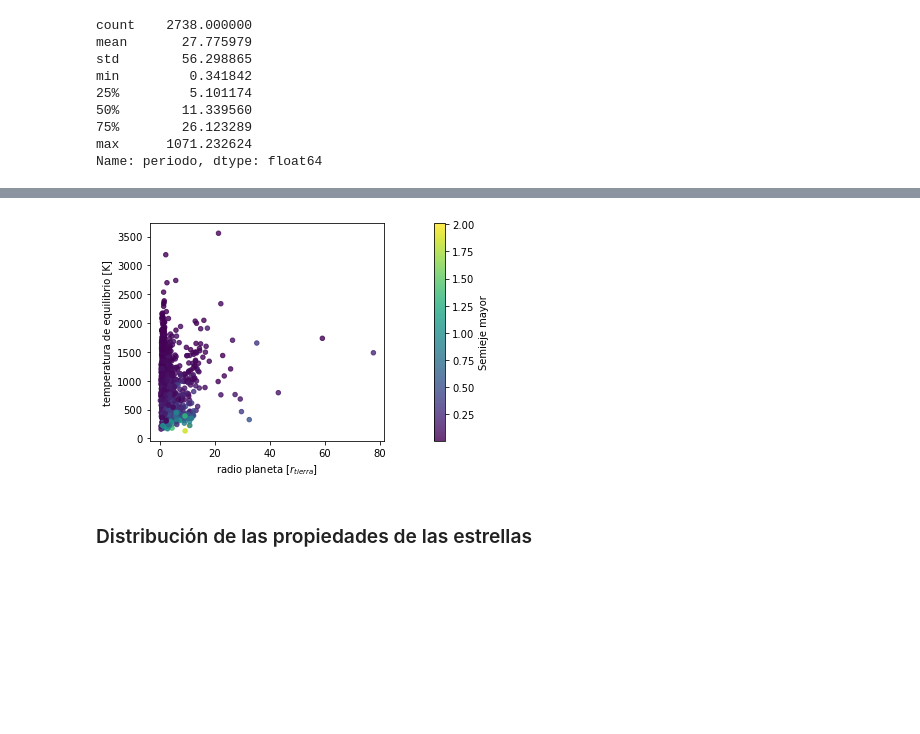
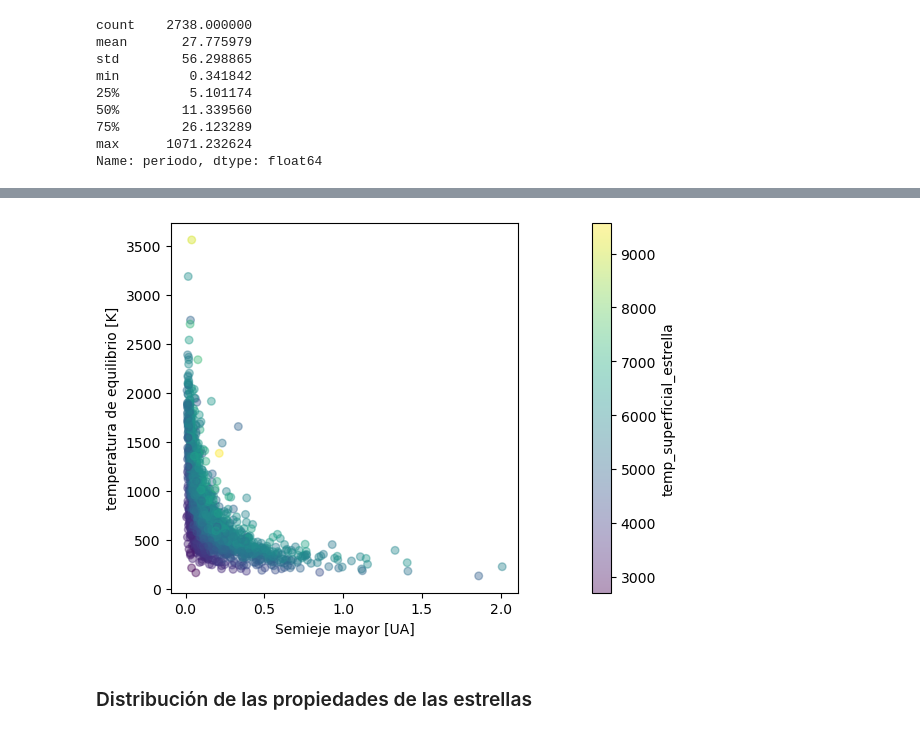
Before and after one commit to alrakomala/BeePy, a Jupyter notebook: exoplanetas.ipynb, the cells around one changed output, grey strips where cells are left out. Saved outputs shown, nothing was run; the diff lists cells and outputs as text; code cells hidden in the pictures; blank space fills up the shorter version.

```diff
--- a/exoplanetas.ipynb
+++ b/exoplanetas.ipynb
@@ -57,7 +65,7 @@ df1 = df[['kepid', 'koi_disposition', 'koi_pdisposition',
 # %%
 renombrar_cols = {'kepid': 'id',
-                  'koi_disposition' :'target_archivo' ,
-                  'koi_pdisposition' : 'target_kepler',
+                  'koi_disposition' :'clasificacion_archivo' ,
+                  'koi_pdisposition' : 'clasificacion_kepler',
                   'koi_period' : 'periodo',
                   'koi_duration' : 'duracion_transito',
                   'koi_depth' : 'profundidad_transito',
@@ -177,5 +188,5 @@ df1[['id','target_archivo']].groupby(['target_archivo']).count()
 # %%
-confirmados = df1[df1['target_archivo'] == 'CONFIRMED']
+confirmados = df1[df1['clasificacion_archivo'] == 'CONFIRMED']
 # %%
 len(confirmados)
 # %% [output]
@@ -281,14 +294,15 @@ ax.set_ylabel('temperatura de equilibrio [K]');
 # %%
 fig, ax = plt.subplots()
-x = confirmados['radio_planeta']
+x = confirmados['semi-eje-mayor']
 y = confirmados['temperatura_equilibrio']
-z = confirmados['semi-eje-mayor']
-im = ax.scatter(x, y, c=z, s=20, alpha=0.8)
-ax.set_xlabel(r'radio planeta [$r_{tierra}$]')
+z = confirmados['temp_superficial_estrella']
+
+im = ax.scatter(x, y, c=z, s=30, alpha=0.4)
+ax.set_xlabel(r'Semieje mayor [UA]')
 ax.set_ylabel('temperatura de equilibrio [K]')
-plt.colorbar(im, ax=ax, pad=0.15, label = 'Semieje mayor');
+plt.colorbar(im, ax=ax, pad=0.15, label = 'temp_superficial_estrella');
 # %% [output]
-[figure, old version]
+[figure, new version]
 # %% [markdown]
 ### Distribución de las propiedades de las estrellas
 # %%
```
Also changed, not shown: parts of 46 cells of this notebook, 1 other file.
